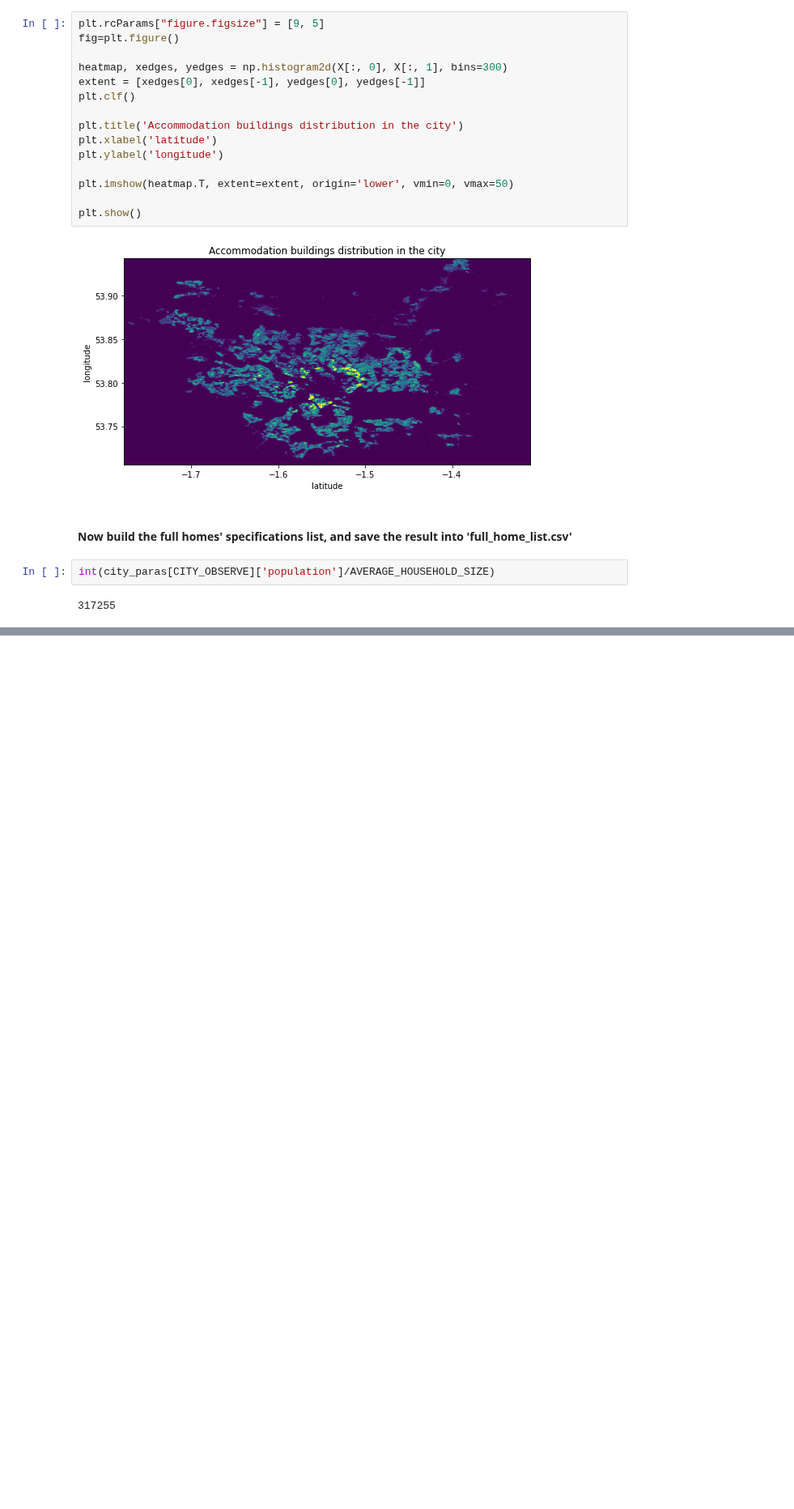
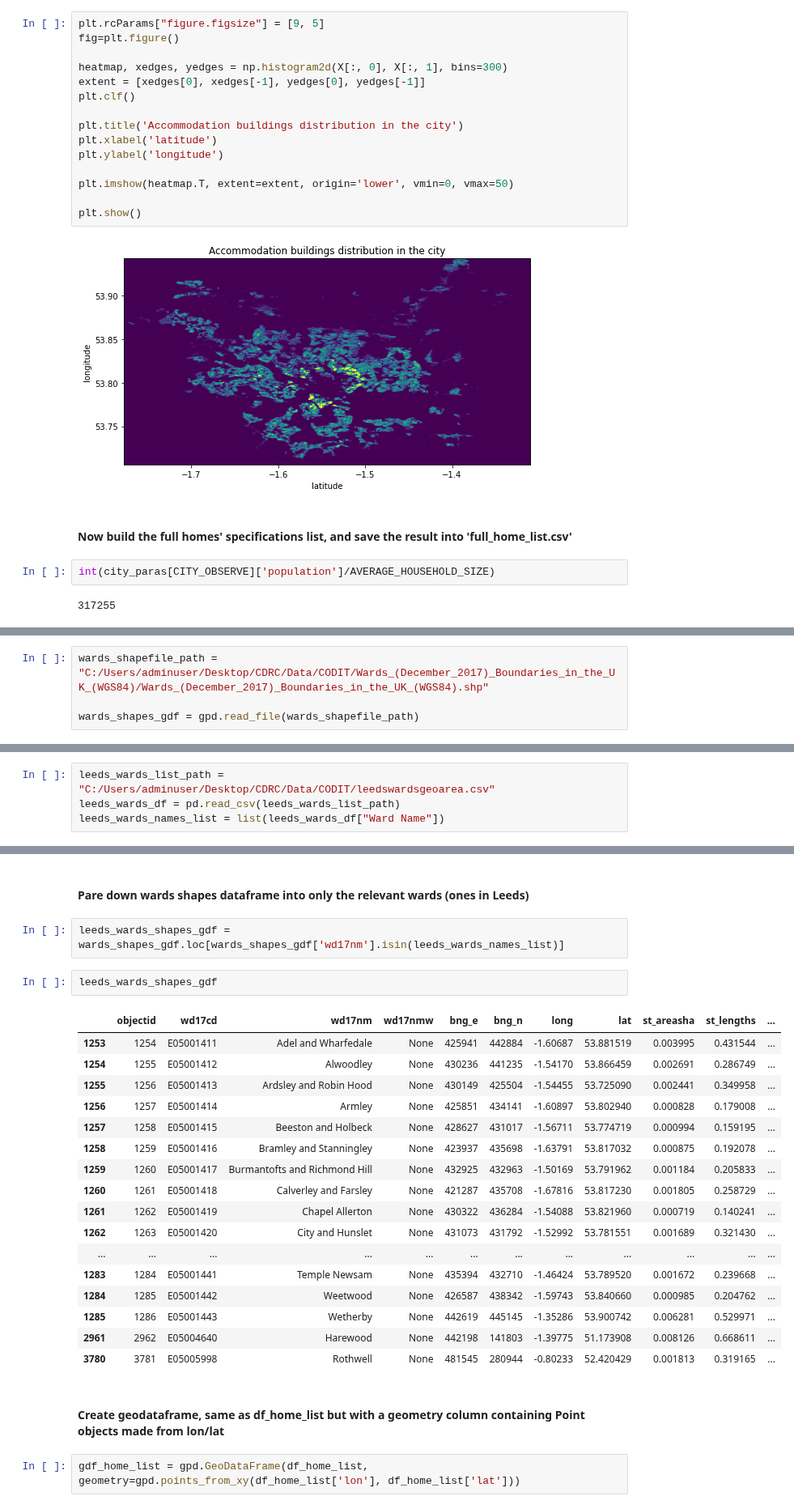
Before and after one commit to jeremy-large/CODiT, a Jupyter notebook: share/codit/notebooks/obtain_accommodation_coords.ipynb, the cells around one changed output, grey strips where cells are left out. Shown at 81% size. Cells and saved outputs as stored; diff of their text form; blank space fills up the shorter version.

```diff
--- a/share/codit/notebooks/obtain_accommodation_coords.ipynb
+++ b/share/codit/notebooks/obtain_accommodation_coords.ipynb
@@ -93,0 +101,4 @@ df_home_list
+# %%
+wards_shapefile_path = "C:/Users/adminuser/Desktop/CDRC/Data/CODIT/Wards_(December_2017)_Boundaries_in_the_UK_(WGS84)/Wards_(December_2017)_Boundaries_in_the_UK_(WGS84).shp"
+
+wards_shapes_gdf = gpd.read_file(wards_shapefile_path)
@@ -93,0 +123,4 @@ df_home_list
+# %%
+leeds_wards_list_path = "C:/Users/adminuser/Desktop/CDRC/Data/CODIT/leedswardsgeoarea.csv"
+leeds_wards_df = pd.read_csv(leeds_wards_list_path)
+leeds_wards_names_list = list(leeds_wards_df["Ward Name"])
@@ -93,0 +149,28 @@ df_home_list
+# %% [markdown]
+#### Pare down wards shapes dataframe into only the relevant wards (ones in Leeds)
+# %%
+leeds_wards_shapes_gdf = wards_shapes_gdf.loc[wards_shapes_gdf['wd17nm'].isin(leeds_wards_names_list)]
+# %%
+leeds_wards_shapes_gdf
+# %% [output]
+|  | objectid | wd17cd | wd17nm | wd17nmw | bng_e | bng_n | long | lat | st_areasha | st_lengths | ... |
+| 1253 | 1254 | E05001411 | Adel and Wharfedale | None | 425941 | 442884 | -1.60687 | 53.881519 | 0.003995 | 0.431544 | ... |
+| 1254 | 1255 | E05001412 | Alwoodley | None | 430236 | 441235 | -1.54170 | 53.866459 | 0.002691 | 0.286749 | ... |
+| 1255 | 1256 | E05001413 | Ardsley and Robin Hood | None | 430149 | 425504 | -1.54455 | 53.725090 | 0.002441 | 0.349958 | ... |
+| 1256 | 1257 | E05001414 | Armley | None | 425851 | 434141 | -1.60897 | 53.802940 | 0.000828 | 0.179008 | ... |
+| 1257 | 1258 | E05001415 | Beeston and Holbeck | None | 428627 | 431017 | -1.56711 | 53.774719 | 0.000994 | 0.159195 | ... |
+| 1258 | 1259 | E05001416 | Bramley and Stanningley | None | 423937 | 435698 | -1.63791 | 53.817032 | 0.000875 | 0.192078 | ... |
+| 1259 | 1260 | E05001417 | Burmantofts and Richmond Hill | None | 432925 | 432963 | -1.50169 | 53.791962 | 0.001184 | 0.205833 | ... |
+| 1260 | 1261 | E05001418 | Calverley and Farsley | None | 421287 | 435708 | -1.67816 | 53.817230 | 0.001805 | 0.258729 | ... |
+| 1261 | 1262 | E05001419 | Chapel Allerton | None | 430322 | 436284 | -1.54088 | 53.821960 | 0.000719 | 0.140241 | ... |
+| 1262 | 1263 | E05001420 | City and Hunslet | None | 431073 | 431792 | -1.52992 | 53.781551 | 0.001689 | 0.321430 | ... |
+| ... | ... | ... | ... | ... | ... | ... | ... | ... | ... | ... | ... |
+| 1283 | 1284 | E05001441 | Temple Newsam | None | 435394 | 432710 | -1.46424 | 53.789520 | 0.001672 | 0.239668 | ... |
+| 1284 | 1285 | E05001442 | Weetwood | None | 426587 | 438342 | -1.59743 | 53.840660 | 0.000985 | 0.204762 | ... |
+| 1285 | 1286 | E05001443 | Wetherby | None | 442619 | 445145 | -1.35286 | 53.900742 | 0.006281 | 0.529971 | ... |
+| 2961 | 2962 | E05004640 | Harewood | None | 442198 | 141803 | -1.39775 | 51.173908 | 0.008126 | 0.668611 | ... |
+| 3780 | 3781 | E05005998 | Rothwell | None | 481545 | 280944 | -0.80233 | 52.420429 | 0.001813 | 0.319165 | ... |
+# %% [markdown]
+#### Create geodataframe, same as df_home_list but with a geometry column containing Point objects made from lon/lat
+# %%
+gdf_home_list = gpd.GeoDataFrame(df_home_list, geometry=gpd.points_from_xy(df_home_list['lon'], df_home_list['lat']))
```
Also changed, not shown: parts of 28 cells of this notebook.
